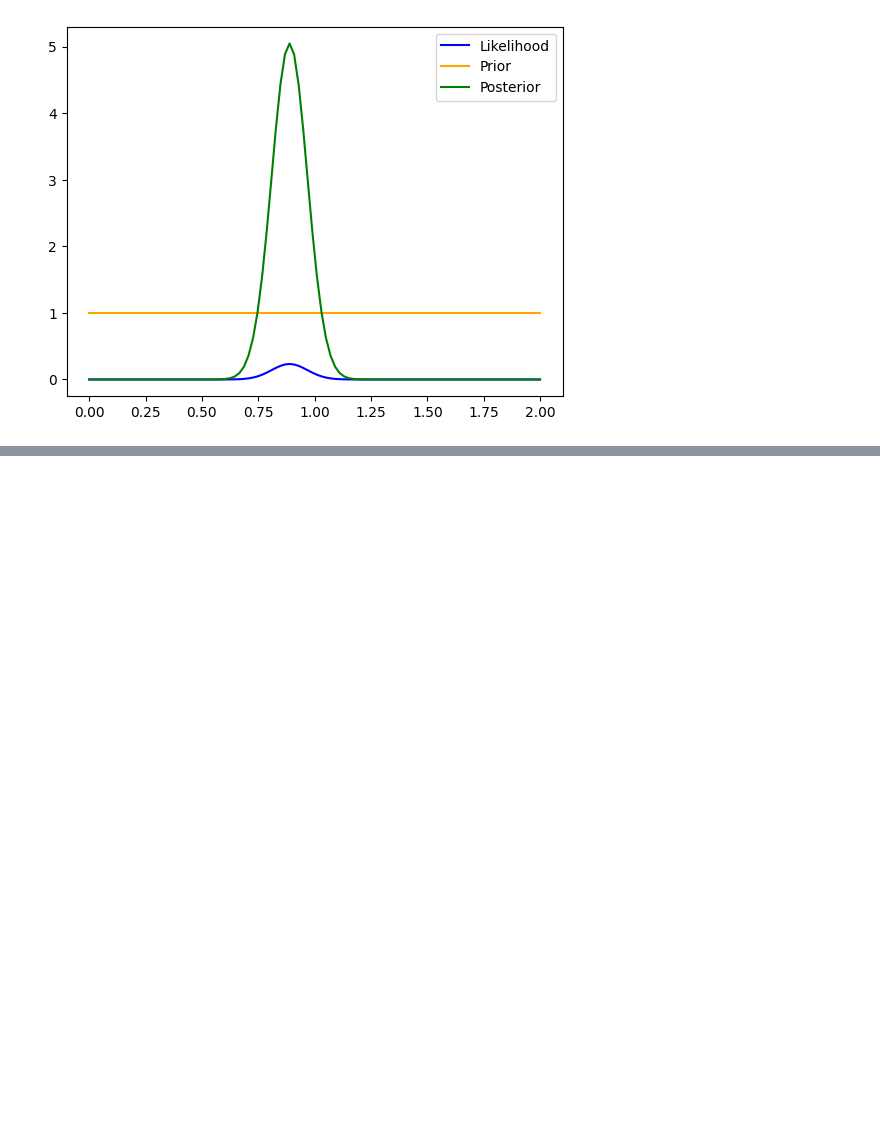
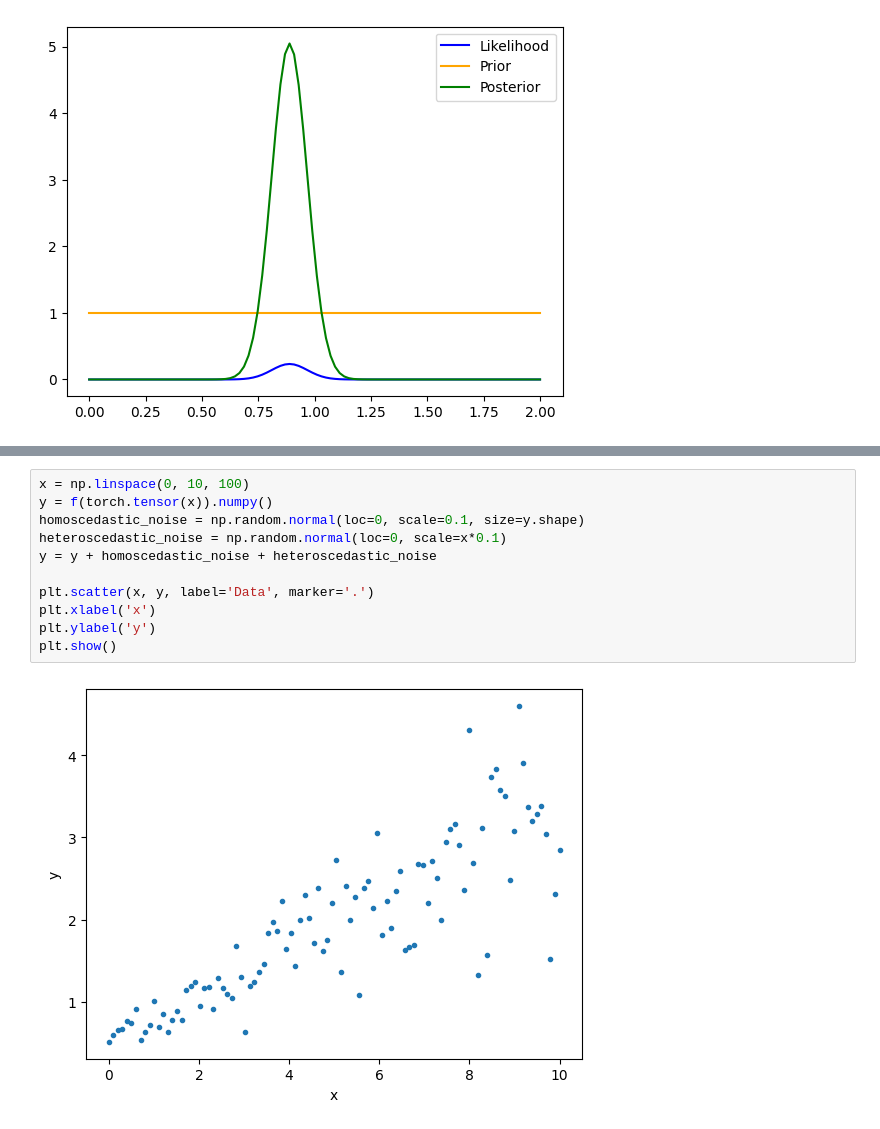
Before and after one commit to Crashprn/UncertaintyQuantification, a Jupyter notebook: Notebooks/Epistemic_Example.ipynb, the cells around one changed output, grey strips where cells are left out. Drawn from its saved outputs; the diff is of its cells as text; blank space fills up the shorter version.

```diff
--- a/Notebooks/Epistemic_Example.ipynb
+++ b/Notebooks/Epistemic_Example.ipynb
@@ -226,0 +358,13 @@ Sample 9987: 0.8479 ± 0.1394 does not contain the true mean 1.00
+# %%
+x = np.linspace(0, 10, 100)
+y = f(torch.tensor(x)).numpy()
+homoscedastic_noise = np.random.normal(loc=0, scale=0.1, size=y.shape)
+heteroscedastic_noise = np.random.normal(loc=0, scale=x*0.1)
+y = y + homoscedastic_noise + heteroscedastic_noise
+
+plt.scatter(x, y, label='Data', marker='.')
+plt.xlabel('x')
+plt.ylabel('y')
+plt.show()
+# %% [output]
+[figure, added]
```
Also changed, not shown: parts of 3 cells of this notebook, 2 other files.
